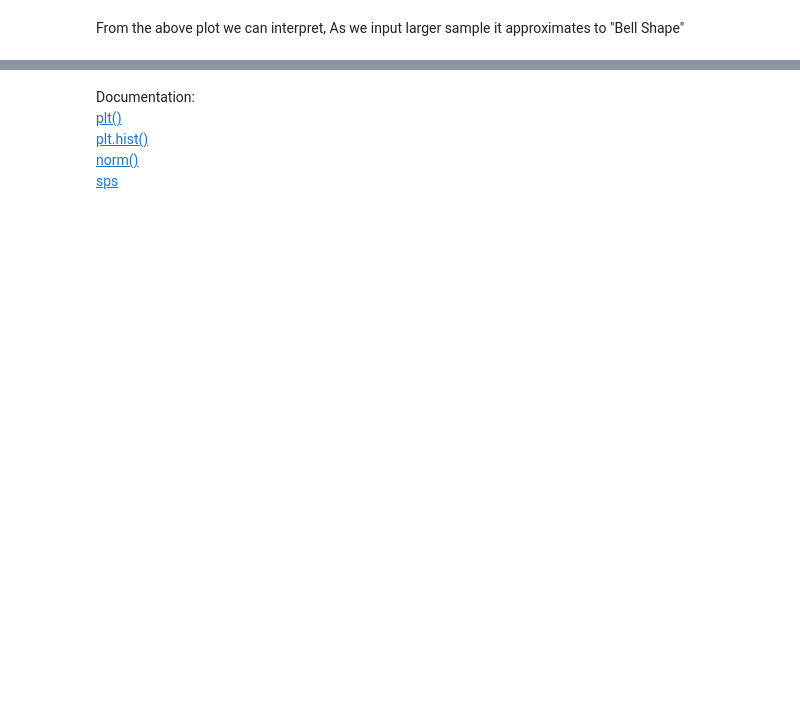
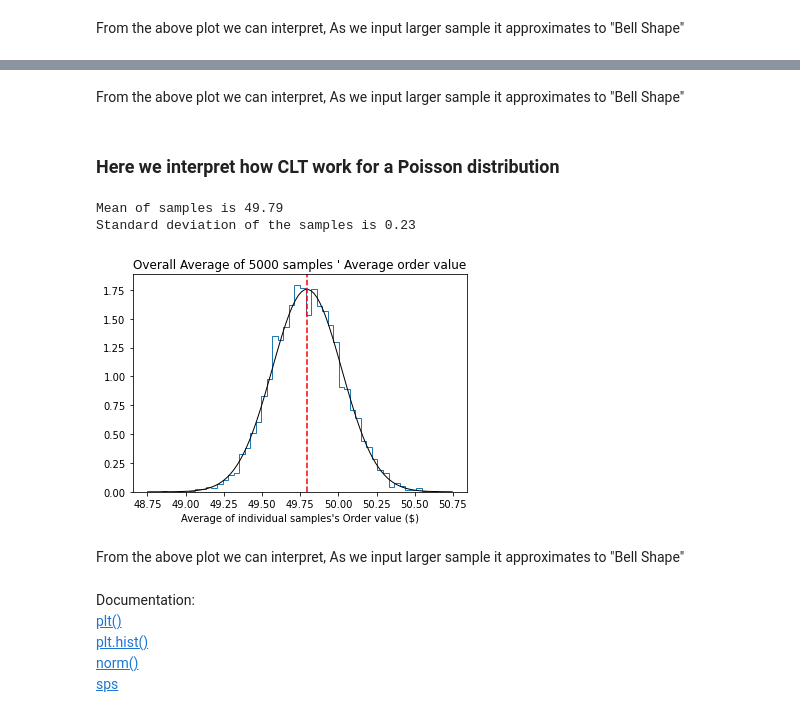
Before and after one commit to PetalsOnWind/Statistics-and-Econometrics-for-Data-Science, a Jupyter notebook: WIP/Central Limit Theorem.ipynb, the cells around one changed output, grey strips where cells are left out. Saved outputs shown, nothing was run; the diff lists cells and outputs as text; code cells hidden in the pictures; blank space fills up the shorter version.

```diff
--- a/WIP/Central Limit Theorem.ipynb
+++ b/WIP/Central Limit Theorem.ipynb
@@ -363,3 +371,16 @@ From the above plot we can interpret, As we input larger sample it approximates
+# %% [markdown]
+From the above plot we can interpret, As we input larger sample it approximates to "Bell Shape"
+# %% [markdown]
+### Here we interpret how CLT work for a Poisson distribution
+# %%
+means_1000_samples_5000_exp = poisson_experiment_clt(5000,1000,50,1000,False)
+fig_exp_1000 = clt_normal_approximation(means_1000_samples_5000_exp,5000)
+# %% [output]
+Mean of samples is 49.79
+Standard deviation of the samples is 0.23
+[figure, added]
+# %% [markdown]
+From the above plot we can interpret, As we input larger sample it approximates to "Bell Shape"
 # %% [markdown]
 Documentation:<br>
 <a href="https://matplotlib.org/3.3.3/api/_as_gen/matplotlib.pyplot.html" title="matplotlib.pyplot">plt()</a><br>
```
Also changed, not shown: parts of 6 cells of this notebook.
